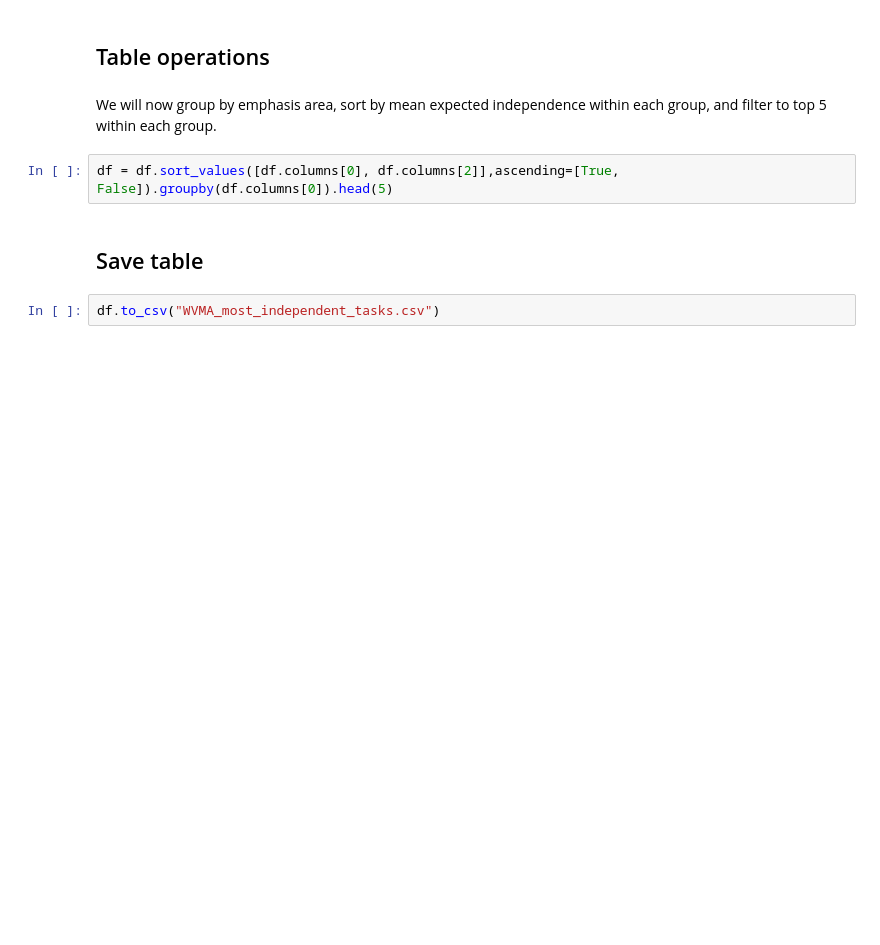
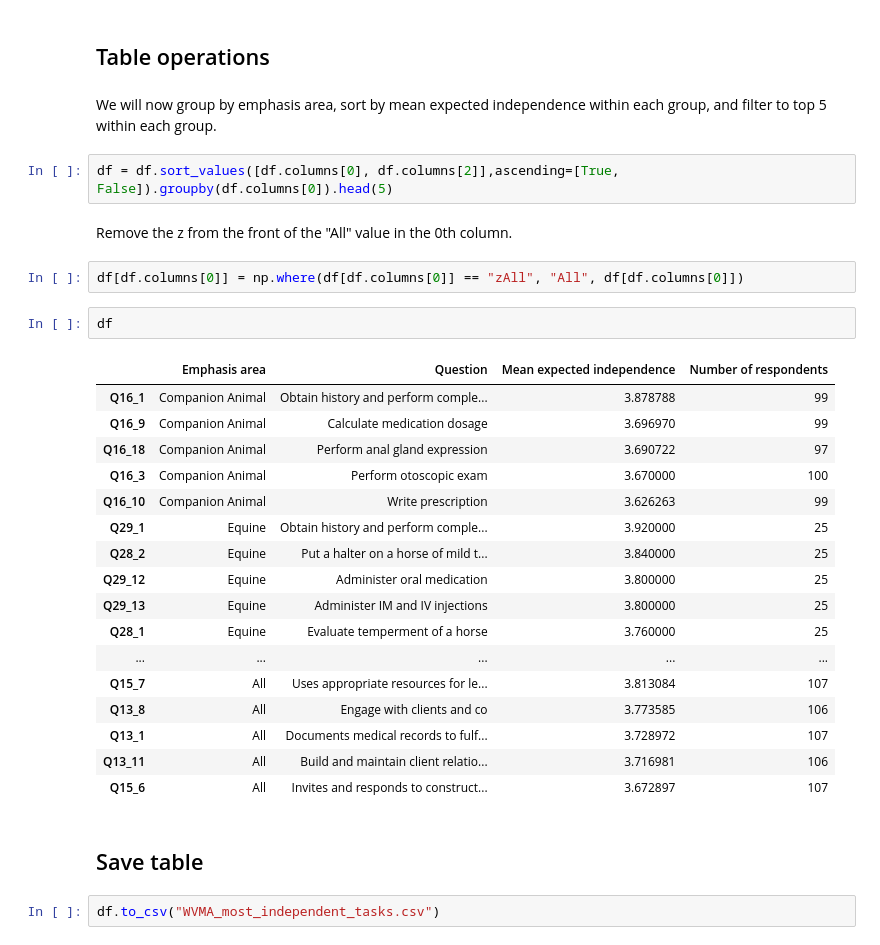
Before and after one commit to nathanbollig/vet-graduate-expectations-survey, a Jupyter notebook: WVMA_table.ipynb, the cells around one changed output. Saved outputs shown, nothing was run; the diff lists cells and outputs as text; blank space fills up the shorter version.

```diff
--- a/WVMA_table.ipynb
+++ b/WVMA_table.ipynb
@@ -155,6 +157,30 @@ df
 We will now group by emphasis area, sort by mean expected independence within each group, and filter to top 5 within each group.
 # %%
 df = df.sort_values([df.columns[0], df.columns[2]],ascending=[True, False]).groupby(df.columns[0]).head(5)
+# %% [markdown]
+Remove the z from the front of the "All" value in the 0th column.
+# %%
+df[df.columns[0]] = np.where(df[df.columns[0]] == "zAll", "All", df[df.columns[0]])
+# %%
+df
+# %% [output]
+|  | Emphasis area | Question | Mean expected independence | Number of respondents |
+| Q16_1 | Companion Animal | Obtain history and perform comple... | 3.878788 | 99 |
+| Q16_9 | Companion Animal | Calculate medication dosage | 3.696970 | 99 |
+| Q16_18 | Companion Animal | Perform anal gland expression | 3.690722 | 97 |
+| Q16_3 | Companion Animal | Perform otoscopic exam | 3.670000 | 100 |
+| Q16_10 | Companion Animal | Write prescription | 3.626263 | 99 |
+| Q29_1 | Equine | Obtain history and perform comple... | 3.920000 | 25 |
+| Q28_2 | Equine | Put a halter on a horse of mild t... | 3.840000 | 25 |
+| Q29_12 | Equine | Administer oral medication | 3.800000 | 25 |
+| Q29_13 | Equine | Administer IM and IV injections | 3.800000 | 25 |
+| Q28_1 | Equine | Evaluate temperment of a horse | 3.760000 | 25 |
+| ... | ... | ... | ... | ... |
+| Q15_7 | All | Uses appropriate resources for le... | 3.813084 | 107 |
+| Q13_8 | All | Engage with clients and co | 3.773585 | 106 |
+| Q13_1 | All | Documents medical records to fulf... | 3.728972 | 107 |
+| Q13_11 | All | Build and maintain client relatio... | 3.716981 | 106 |
+| Q15_6 | All | Invites and responds to construct... | 3.672897 | 107 |
 # %% [markdown]
 ## Save table
 # %%
```
Also changed, not shown: parts of 3 cells of this notebook.
